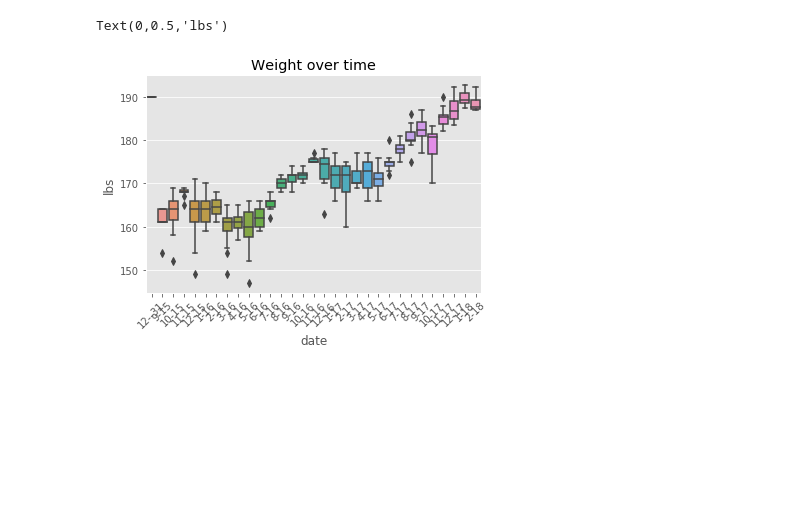
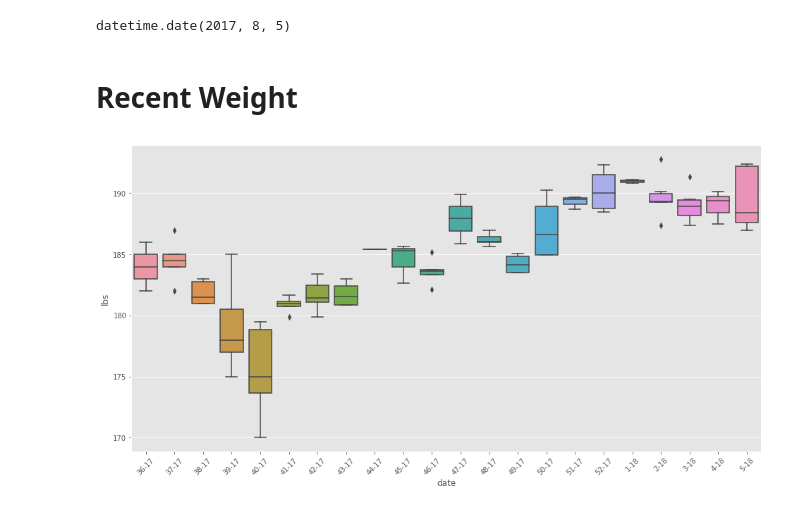
Before and after one commit to idvorkin/jupyter, a Jupyter notebook: Weight Analysis.ipynb, the cells around one changed output. Drawn from its saved outputs; the diff is of its cells as text; code cells hidden in the pictures; blank space fills up the shorter version.

Commit message:
Cleaning up and making graphs a bit wider.

```diff
--- a/Weight Analysis.ipynb
+++ b/Weight Analysis.ipynb
@@ -33,0 +36,4 @@ weight_lbs_column_name = "Weight (lb)"
+# %%
+arrow.utcnow().shift(months=-6).date()
+# %% [output]
+datetime.date(2017, 8, 5)
@@ -34,13 +42,20 @@ weight_lbs_column_name = "Weight (lb)"
 # %%
+def plot_weight_over_time(df, x):
+    # In theory can use plot.ly (not free)  or Bokeh (not mpl compatible) but issues. So setting dimensions old school.
+    # Manually setting the weight and width.
+    height_in_inches=8
+    mpl.rc("figure", figsize=(2*height_in_inches,height_in_inches))
 
-#############################################################################
-# Make pretty pictures.
-#############################################################################
-ax = sns.boxplot(x=date_group_column_name, y=weight_lbs_column_name, data=df)
-ax.set_xticklabels(ax.get_xticklabels(), rotation=45)
-ax.set_title("Weight over time")
-ax.set_xlabel("date")
-ax.set_ylabel("lbs")
+    ax = sns.boxplot(x=x, y=weight_idx, data=df)
+    ax.set_xticklabels(ax.get_xticklabels(), rotation=45)
+    # ax.set_title("Weight")
+    ax.set_xlabel("date")
+    ax.set_ylabel("lbs")
-# %% [output]
-Text(0,0.5,'lbs')
-[figure, removed]
+# %% [markdown]
+# Recent Weight
+# %%
+earliest = arrow.utcnow().shift(months=-5).date()
+df_recent = df[df[date_idx] > earliest ]
+plot_weight_over_time(df_recent,week_year_idx)
+# %% [output]
+[figure, added]
```
Also changed, not shown: parts of 5 cells of this notebook, 1 other file.
